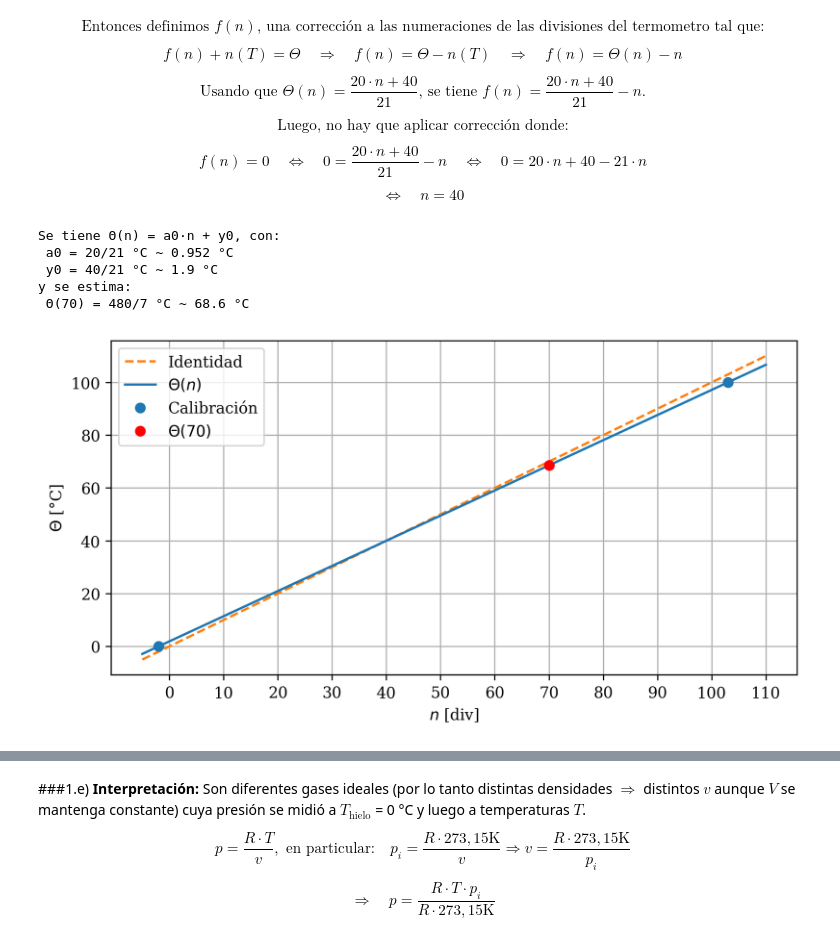
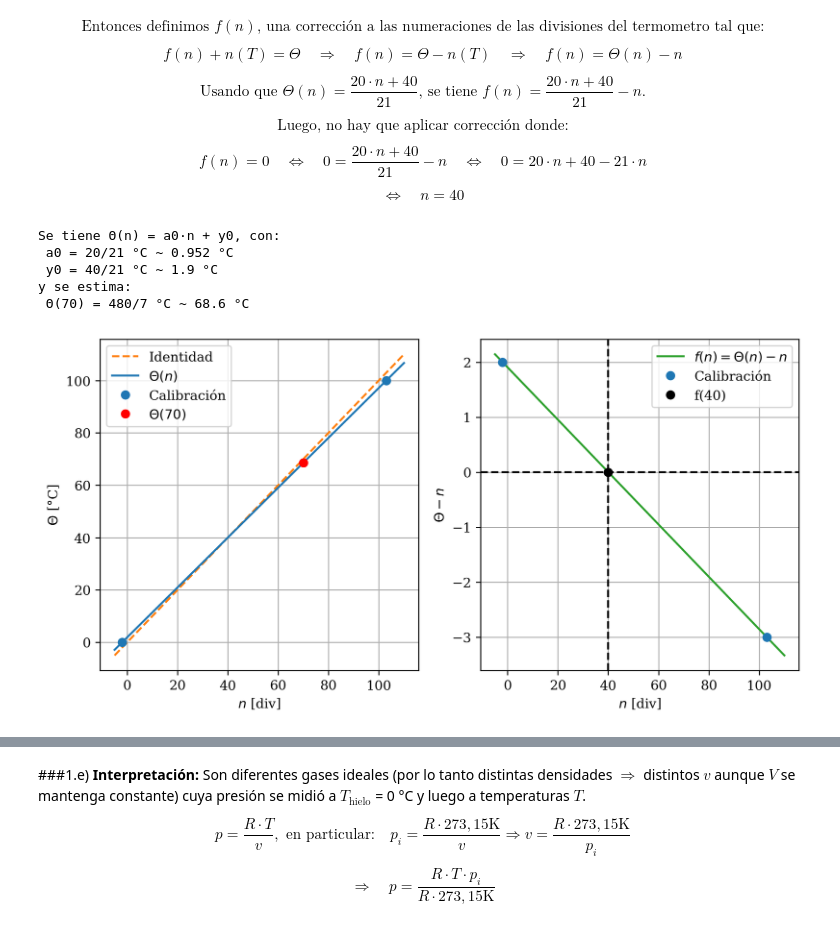
Before and after one commit to agustinbrusco/Fisica-4, a Jupyter notebook: Bloc_de_Notas_Física_4.ipynb, the cells around one changed output, grey strips where cells are left out. Saved outputs shown, nothing was run; the diff lists cells and outputs as text; code cells hidden in the pictures.

```diff
--- a/Bloc_de_Notas_Física_4.ipynb
+++ b/Bloc_de_Notas_Física_4.ipynb
@@ -281,38 +309,50 @@ $$\iff \quad n = 40$$
 # %%
 #@title
 # Se calibra linealmente el termometro
 a0, y0, n = sym.symbols('a0, y0, n', real=True)
 Theta = a0*n + y0
 eq_sys = [sym.Eq(Theta.subs(n, -2), 0), sym.Eq(Theta.subs(n, 103), 100),]
 vals = sym.solve_poly_system(eq_sys, [a0, y0])
 a0, y0 = vals[0]
 Theta = lambda n: a0*n + y0
 print('Se tiene Θ(n) = a0·n + y0, con:')
 print(f' a0 = {a0} °C ~ {float(a0):.3g} °C')
 print(f' y0 = {y0} °C ~ {float(y0):.3g} °C')
 print('y se estima:')
 print(f' Θ(70) = {Theta(70)} °C ~ {float(Theta(70)):.3g} °C')
 a0, y0 = [float(val) for val in vals[0]]
 Theta = lambda n: a0*n + y0
 # Grafico
 n = np.linspace(-5, 110, 1000)
-plt.plot(n, n, '--C1', label='Identidad')
-plt.plot(n, Theta(n), '-C0', label=r'$\Theta(n)$')
-plt.plot([-2, 103], [0, 100], 'o', label='Calibración')
-plt.plot([70,], [Theta(70)], 'or', label=r'$\Theta(70)$')
-plt.grid()
-plt.legend()
-plt.ylabel(r'$\Theta$ [°C]')
-plt.xticks(np.arange(0, 120, 10))
-plt.xlabel('$n$ [div]')
+fig, axs = plt.subplots(1, 2, constrained_layout=True)
+axs[0].plot(n, n, '--C1', label='Identidad')
+axs[0].plot(n, Theta(n), '-C0', label=r'$\Theta(n)$')
+axs[0].plot([-2, 103], [0, 100], 'o', label='Calibración')
+axs[0].plot([70,], [Theta(70)], 'or', label=r'$\Theta(70)$')
+axs[0].grid()
+axs[0].legend()
+axs[0].set_ylabel(r'$\Theta$ [°C]')
+axs[0].set_xticks(np.arange(0, 120, 20))
+axs[0].set_xlabel('$n$ [div]')
+
+axs[1].plot(n, Theta(n) - n, '-C2', label=r'$f(n) = \Theta(n) - n$')
+axs[1].plot([-2, 103], [0 + 2, 100 - 103], 'o', label='Calibración')
+axs[1].axhline(0, ls='--', c='k')
+axs[1].axvline(40, ls='--', c='k')
+axs[1].plot([40, ], [0, ], 'ok', label='f(40)')
+axs[1].grid()
+axs[1].legend()
+axs[1].set_ylabel(r'$\Theta - n$')
+axs[1].set_xticks(np.arange(0, 120, 20))
+axs[1].set_xlabel('$n$ [div]')
 plt.show()
 # %% [output]
 Se tiene Θ(n) = a0·n + y0, con:
  a0 = 20/21 °C ~ 0.952 °C
  y0 = 40/21 °C ~ 1.9 °C
 y se estima:
  Θ(70) = 480/7 °C ~ 68.6 °C
-[figure, old version]
+[figure, new version]
 # %% [markdown]
 ### 1.d)
 ![Gráfico 1.d](https://github.com/agustinbrusco/Fisica-4/blob/main/Figs/Gu%C3%ADa%2002%20Gr%C3%A1fico%201d.png?raw=true)
```
Also changed, not shown: parts of 35 cells of this notebook.
